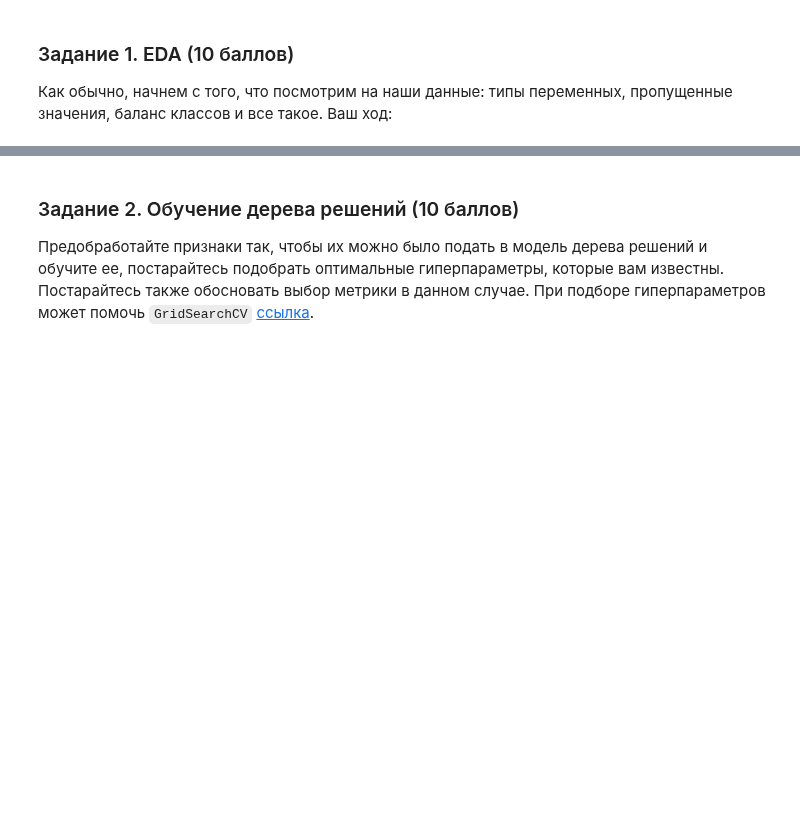
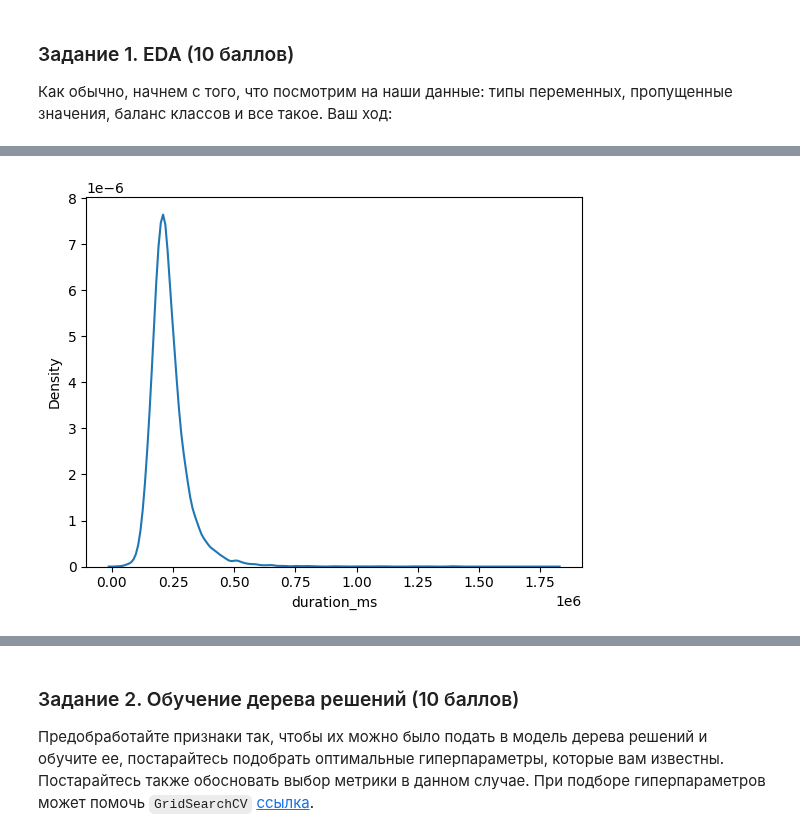
Before and after one commit to EkaterinShitik/BI_ML_2024, a Jupyter notebook: hw4_dt/code/dt_lecture_practice.ipynb, the cells around one changed output, grey strips where cells are left out. Cells and saved outputs as stored; diff of their text form; code cells hidden in the pictures; blank space fills up the shorter version.

```diff
--- a/hw4_dt/code/dt_lecture_practice.ipynb
+++ b/hw4_dt/code/dt_lecture_practice.ipynb
@@ -14,0 +273,6 @@ data.head()
+# %%
+# Перевожу мин в миллисек
+# Все показатели меньше 1000 относятся к минутам
+
+data['duration_ms'] = data['duration_in min/ms']
+data['duration_ms'][data['duration_ms'] < 1000] = data['duration_ms'][data['duration_ms'] < 1000] * 60000
@@ -14,0 +294,6 @@ data.head()
+# %%
+# Перевела все значения в миллисек
+
+sns.kdeplot(data['duration_ms']);
+# %% [output]
+[figure, added]
```
Also changed, not shown: parts of 64 cells of this notebook.
